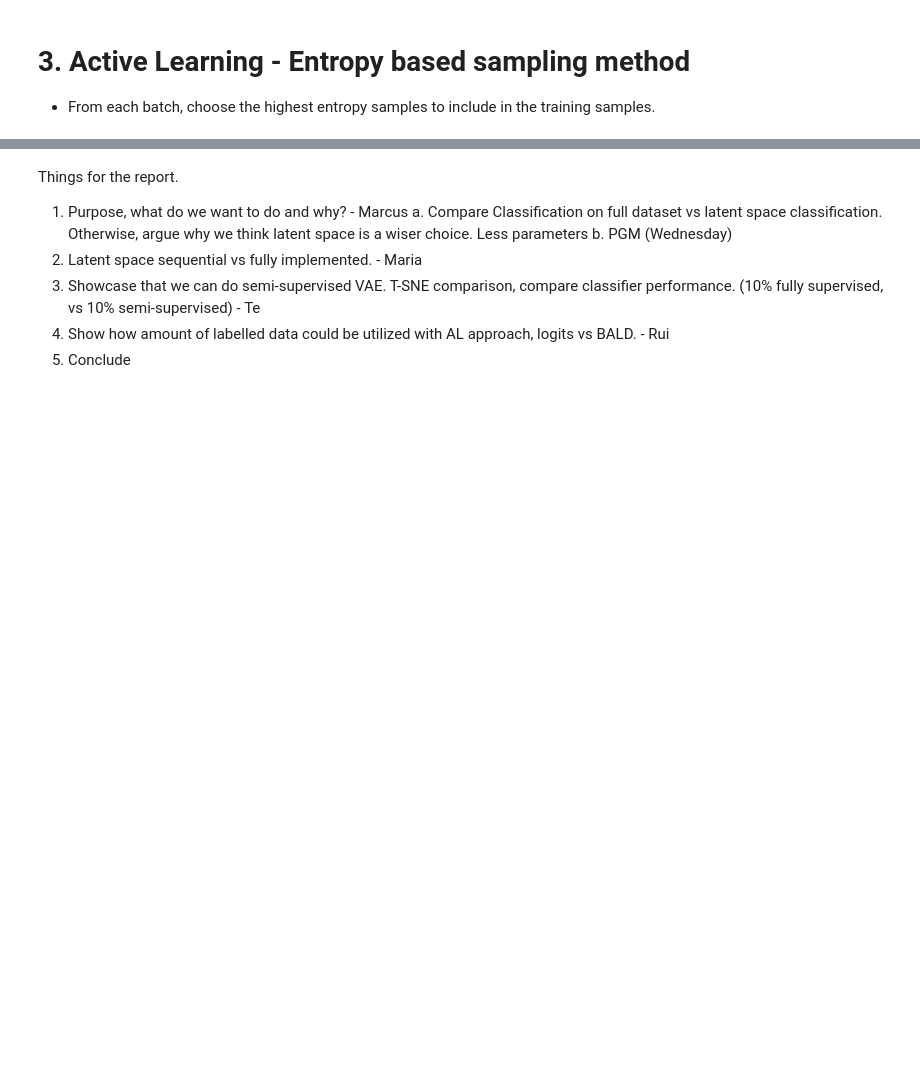
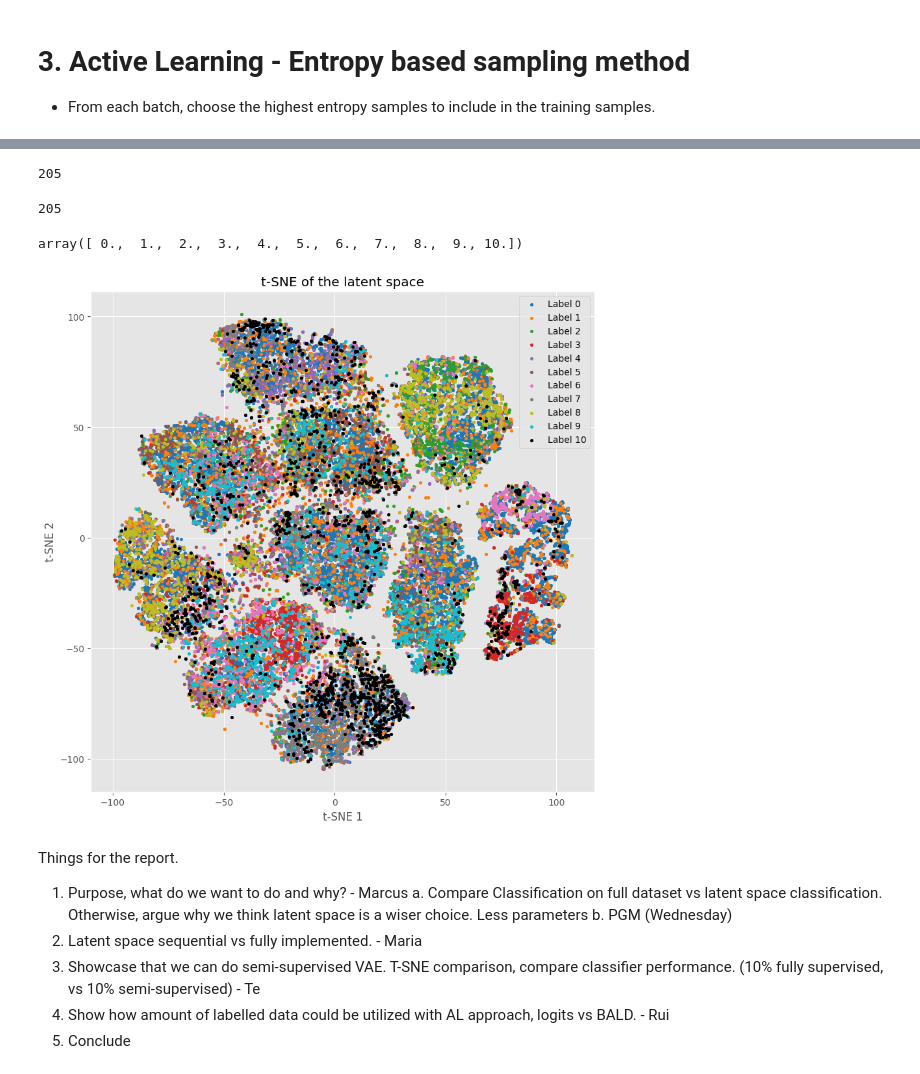
Before and after one commit to teisnotte/model-based-machine-learning-ssvae, a Jupyter notebook: ssVAE_mabeng.ipynb, the cells around one changed output, grey strips where cells are left out. Saved outputs shown, nothing was run; the diff lists cells and outputs as text; code cells hidden in the pictures; blank space fills up the shorter version.

```diff
--- a/ssVAE_mabeng.ipynb
+++ b/ssVAE_mabeng.ipynb
@@ -245,7 +241,7 @@ class VAEClassifier:
         beta = pyro.sample("beta", pyro.distributions.Normal(0., 1.).expand([z_loc.shape[1], self.num_classes]).to_event())
         logits = z_loc @ beta + alpha
         with pyro.plate("data", z_loc.shape[0]):
-            y = pyro.sample("y", pyro.distributions.Categorical(logits=logits), obs=obs, infer={"is_auxiliary": False})
+            y = pyro.sample("y", pyro.distributions.Categorical(logits=logits), obs=obs, infer={"is_auxiliary": True})
 
     def guide(self, x, obs=None):
         z_loc, _ = self.vae.encoder(x)
@@ -261,7 +257,7 @@ class VAEClassifier:
 
         with pyro.plate("data", z_loc.shape[0]):
             y = pyro.sample("y", pyro.distributions.Categorical(logits=z_loc @ beta_loc + alpha_loc)
-                            , infer={"is_auxiliary": False})
+                            , infer={"is_auxiliary": True})
 
     def accuracy(self, x, y):
         # encode image x
@@ -334,4 +330,4 @@ elbo = Trace_ELBO()
 # Code is optimized for GPU, but can run on CPU as well
 use_cuda = False
 
-num_epochs = 10
+num_epochs = 100
@@ -795,0 +837,2 @@ T-SNE Plot
+# %%
+_, _, _ = evaluate_model(ssAL, test_loader, sviAL, supervised=True)
@@ -795,0 +924,9 @@ T-SNE Plot
+# %%
+len(idxs_hist[0][1]), len(x_batch
+                          )
+# %% [output]
+205
+# %%
+len(idxs_hist[0][0])
+# %% [output]
+205
@@ -796,3 +962,34 @@ T-SNE Plot
+# %%
+z_all = []
+for x, _ in data_loader:
+    if use_cuda:
+        x = x.cuda()
+    z = ssvae.encoder(x)
+    z_all.append(z[0].detach().cpu().numpy())
+z_all = np.concatenate(z_all, axis=0)
+# Plot the t-SNE
+from sklearn.manifold import TSNE
+tsne = TSNE(n_components=2, random_state=0)
+z_all_tsne = tsne.fit_transform(z_all)
+# %%
+np.unique(cols)
+# %% [output]
+array([ 0.,  1.,  2.,  3.,  4.,  5.,  6.,  7.,  8.,  9., 10.])
+# %%
+z_all_tsne = np.array(z_all_tsne[:len(cols), :])
+cols = np.array(cols[:len(z_all_tsne)])
+
+plt.figure(figsize=(10, 10))
+for cl in range(len(np.unique(cols))):
+    plt.scatter(z_all_tsne[cols == cl, 0], z_all_tsne[cols == cl, 1], s=10, c=colors[cl], label=f'Sample {cl}')
+
+plt.title("t-SNE of the latent space")
+plt.xlabel("t-SNE 1")
+plt.ylabel("t-SNE 2")
+plt.legend()
+plt.show()
+# %% [output]
+[figure, added]
 # %% [markdown]
 Things for the report.
 1. Purpose, what do we want to do and why? - Marcus
```
Also changed, not shown: parts of 26 cells of this notebook.
